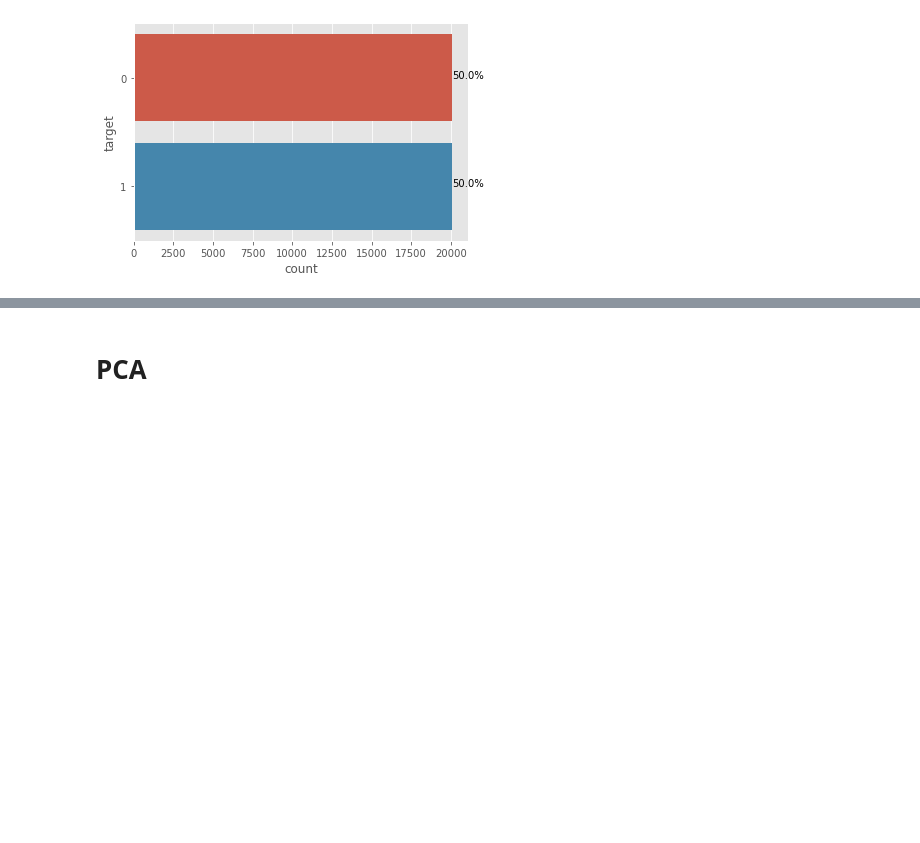
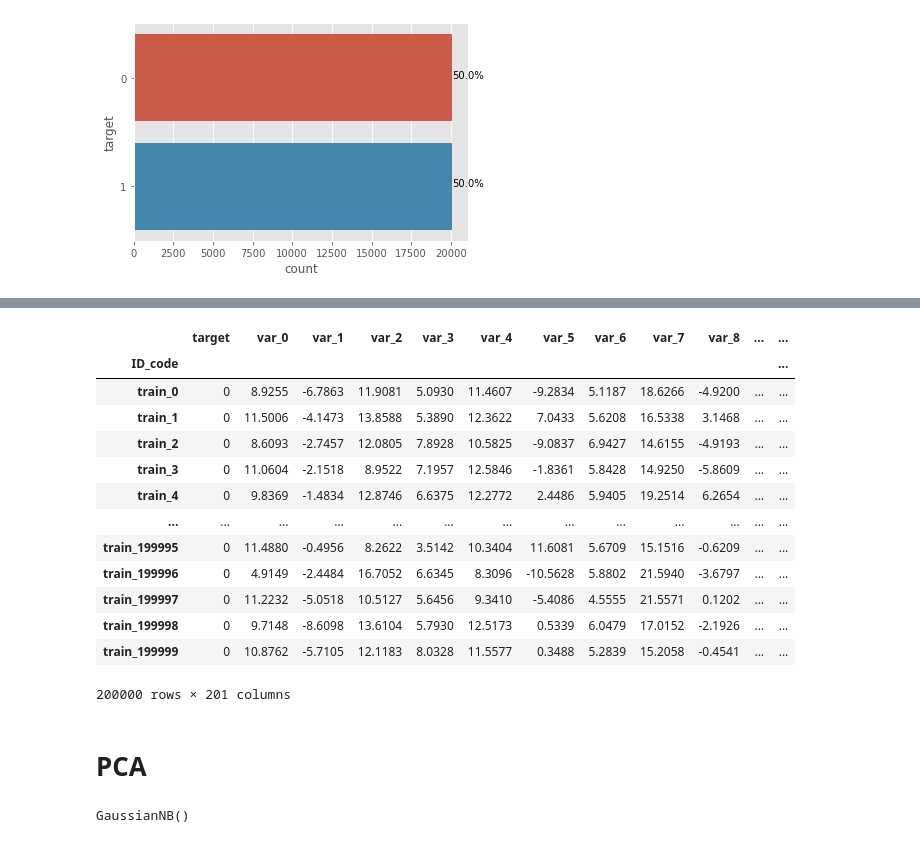
Before and after one commit to dcardosos/ArtificialIntelligence, a Jupyter notebook: santander_kaggle/data_manipulation.ipynb, the cells around one changed output, grey strips where cells are left out. Drawn from its saved outputs; the diff is of its cells as text; code cells hidden in the pictures; blank space fills up the shorter version.

```diff
--- a/santander_kaggle/data_manipulation.ipynb
+++ b/santander_kaggle/data_manipulation.ipynb
@@ -117,5 +123,22 @@ Index: 40196 entries, train_13 to train_87313
 Columns: 201 entries, target to var_199
 dtypes: float64(200), int64(1)
 memory usage: 63.2+ MB
+# %%
+train
+# %% [output]
+|  | target | var_0 | var_1 | var_2 | var_3 | var_4 | var_5 | var_6 | var_7 | var_8 | ... | ... |
+| ID_code |  |  |  |  |  |  |  |  |  |  |  | ... |
+| train_0 | 0 | 8.9255 | -6.7863 | 11.9081 | 5.0930 | 11.4607 | -9.2834 | 5.1187 | 18.6266 | -4.9200 | ... | ... |
+| train_1 | 0 | 11.5006 | -4.1473 | 13.8588 | 5.3890 | 12.3622 | 7.0433 | 5.6208 | 16.5338 | 3.1468 | ... | ... |
+| train_2 | 0 | 8.6093 | -2.7457 | 12.0805 | 7.8928 | 10.5825 | -9.0837 | 6.9427 | 14.6155 | -4.9193 | ... | ... |
+| train_3 | 0 | 11.0604 | -2.1518 | 8.9522 | 7.1957 | 12.5846 | -1.8361 | 5.8428 | 14.9250 | -5.8609 | ... | ... |
+| train_4 | 0 | 9.8369 | -1.4834 | 12.8746 | 6.6375 | 12.2772 | 2.4486 | 5.9405 | 19.2514 | 6.2654 | ... | ... |
+| ... | ... | ... | ... | ... | ... | ... | ... | ... | ... | ... | ... | ... |
+| train_199995 | 0 | 11.4880 | -0.4956 | 8.2622 | 3.5142 | 10.3404 | 11.6081 | 5.6709 | 15.1516 | -0.6209 | ... | ... |
+| train_199996 | 0 | 4.9149 | -2.4484 | 16.7052 | 6.6345 | 8.3096 | -10.5628 | 5.8802 | 21.5940 | -3.6797 | ... | ... |
+| train_199997 | 0 | 11.2232 | -5.0518 | 10.5127 | 5.6456 | 9.3410 | -5.4086 | 4.5555 | 21.5571 | 0.1202 | ... | ... |
+| train_199998 | 0 | 9.7148 | -8.6098 | 13.6104 | 5.7930 | 12.5173 | 0.5339 | 6.0479 | 17.0152 | -2.1926 | ... | ... |
+| train_199999 | 0 | 10.8762 | -5.7105 | 12.1183 | 8.0328 | 11.5577 | 0.3488 | 5.2839 | 15.2058 | -0.4541 | ... | ... |
+200000 rows × 201 columns
 # %% [markdown]
 # PCA
@@ -121,0 +172,4 @@ memory usage: 63.2+ MB
+# %%
+model.fit(X_train, train.target)
+# %% [output]
+GaussianNB()
```
Also changed, not shown: parts of 15 cells of this notebook.
